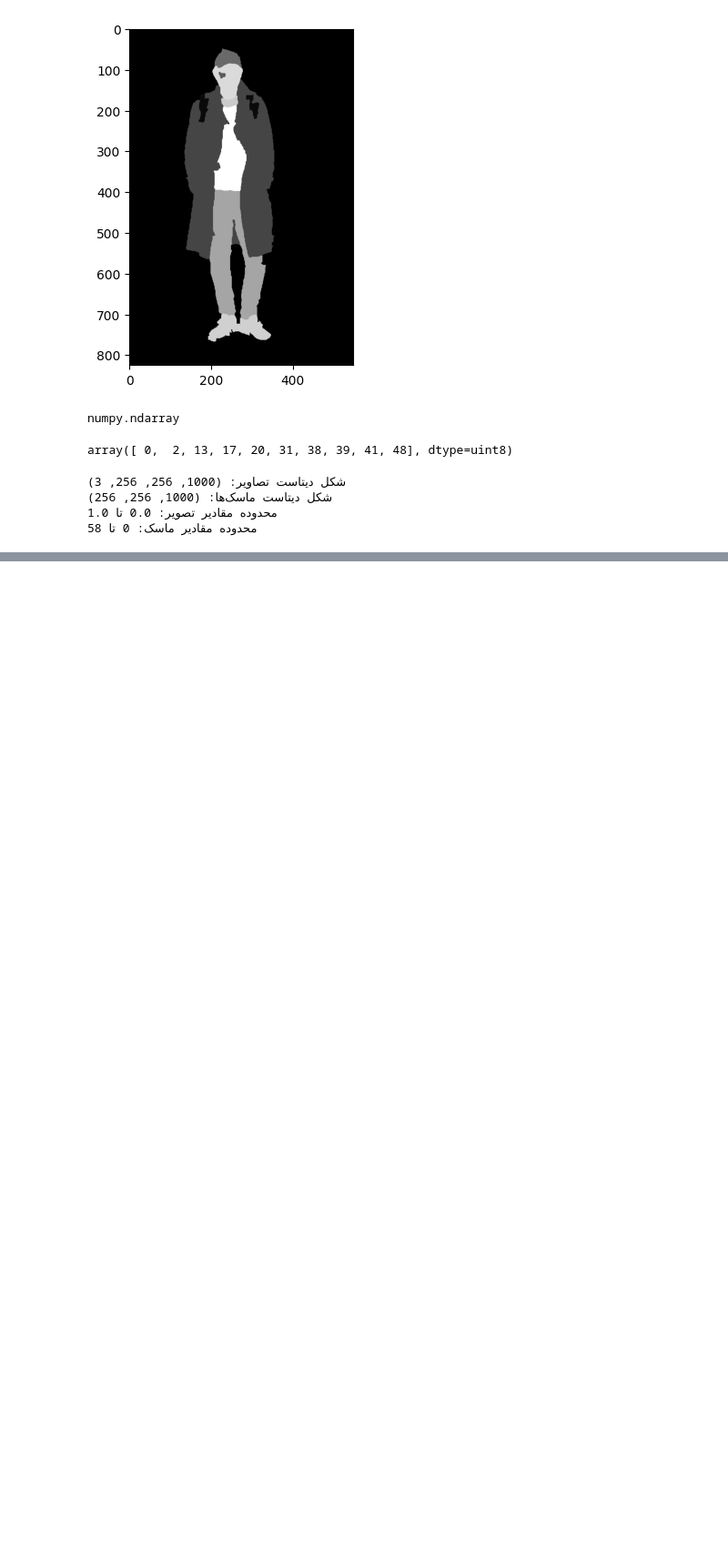
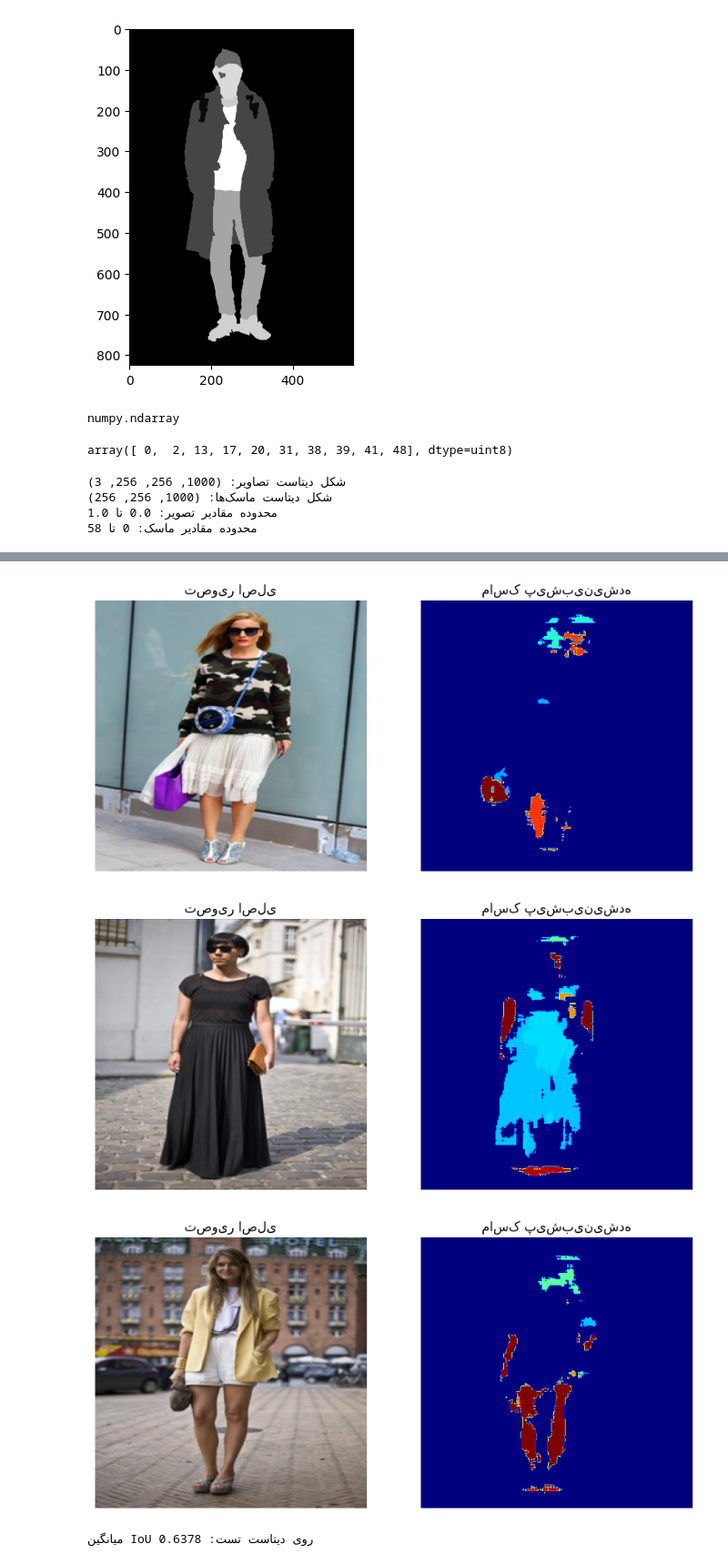
Before and after one commit to saeedabdollahi1994/cloth_segmentation, a Jupyter notebook: cloth_segmentation.ipynb, the cells around one changed output, grey strips where cells are left out. Shown at 91% size. Drawn from its saved outputs; the diff is of its cells as text; code cells hidden in the pictures; blank space fills up the shorter version.

```diff
--- a/cloth_segmentation.ipynb
+++ b/cloth_segmentation.ipynb
@@ -125,0 +259,3 @@ class UNet(nn.module):
+# %%
+criterion = nn.CrossEntropyLoss()
+optimizer = optim.Adam(model.parameters(), lr = 0.001)
@@ -125,0 +299,2 @@ class UNet(nn.module):
+# %%
+train_model(model, train_loader, test_loader, criterion, optimizer, 40)
@@ -125,0 +330,38 @@ class UNet(nn.module):
+# %%
+def visualize_prediction(image_path, pred):
+    image = Image.open(image_path).convert("RGB")
+    image = image.resize((256, 256))
+    plt.figure(figsize=(10, 5))
+
+    plt.subplot(1, 2, 1)
+    plt.title("تصویر اصلی")
+    plt.imshow(image)
+    plt.axis("off")
+
+    plt.subplot(1, 2, 2)
+    plt.title("ماسک پیش‌بینی‌شده")
+    plt.imshow(pred, cmap="jet")
+    plt.axis("off")
+
+    plt.show()
+# %%
+model.load_state_dict(torch.load("unet_model.pth"))
+model = model.to(device)
+# %%
+num_samples_to_show = min(3, len(test_loader.dataset))  # حداکثر 3 نمونه
+for i in range(num_samples_to_show):
+        image, mask = test_loader.dataset[i]
+        image = image.unsqueeze(0).to(device)
+        with torch.no_grad():
+            output = model(image)
+            pred = torch.argmax(output, dim=1).squeeze().cpu().numpy()
+
+        # اندیس تصویر تو دیتاست اصلی
+        subset_idx = test_loader.dataset.indices[i]
+        original_image_path = os.path.join(r"E:\Datasets\People Clothing Segmentation\png_images",
+                                         test_loader.dataset.dataset.images[subset_idx])
+        visualize_prediction(original_image_path, pred)
+# %% [output]
+[figure, added]
+[figure, added]
+[figure, added]
@@ -125,0 +394,4 @@ class UNet(nn.module):
+# %%
+evaluate_test_model(model, val_loader, device)
+# %% [output]
+میانگین IoU روی دیتاست تست: 0.6378
```
Also changed, not shown: parts of 15 cells of this notebook, 1 other file.
